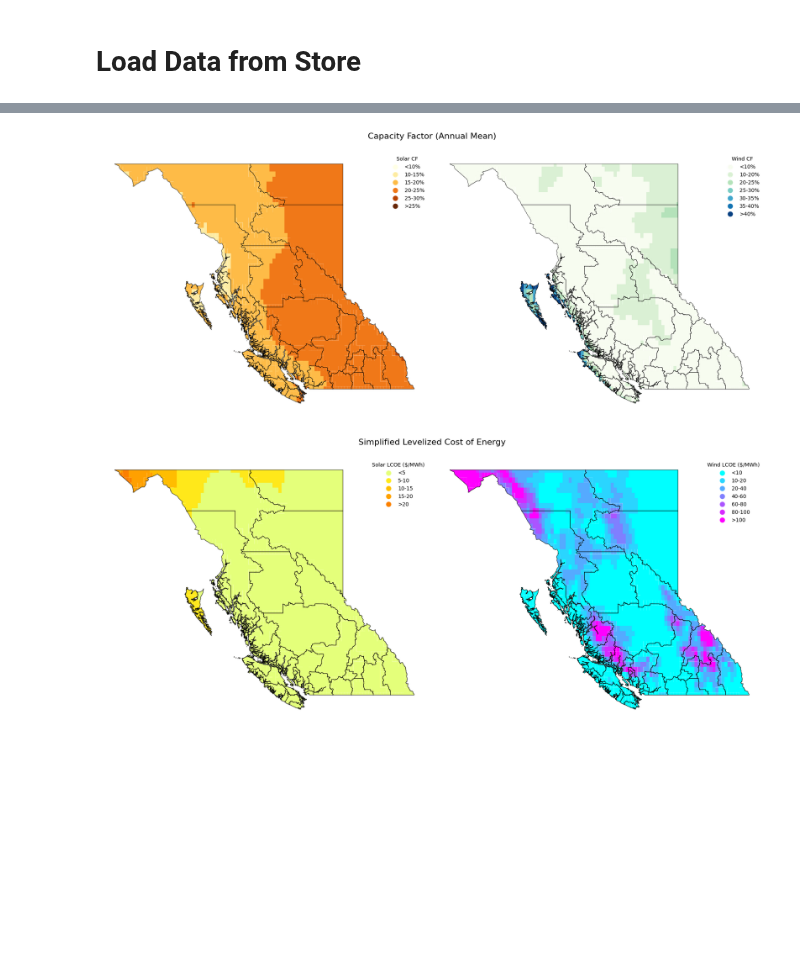
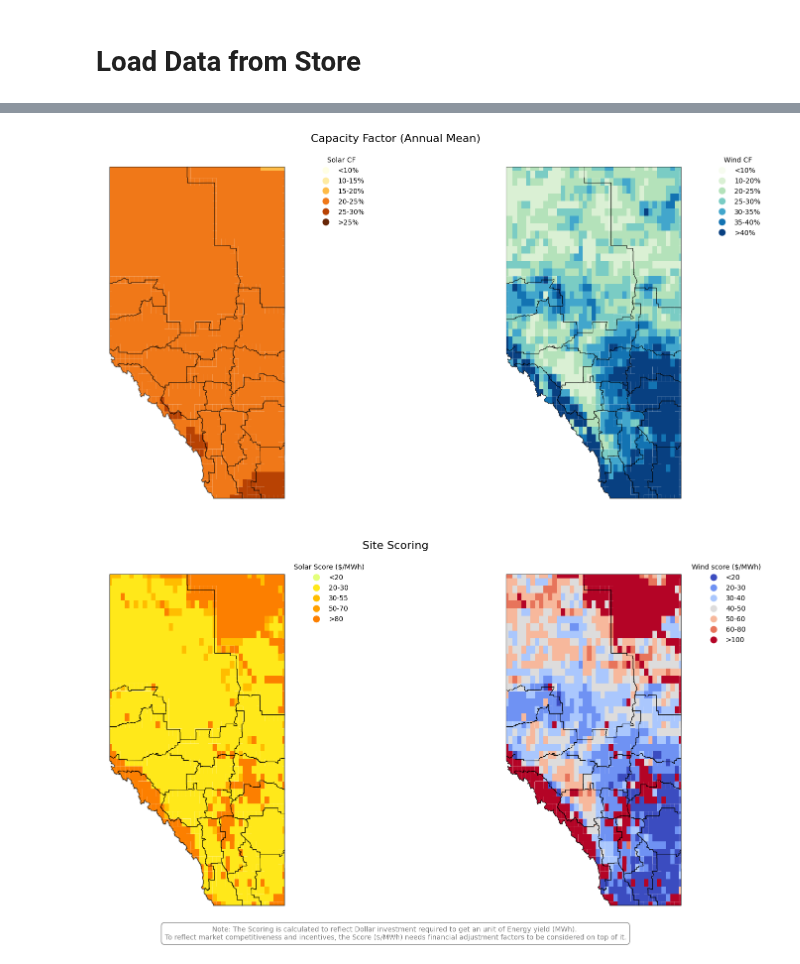
Before and after one commit to DeltaE/RESource, a Jupyter notebook: notebooks/Store_explorer.ipynb, the cells around one changed output, grey strips where cells are left out. Cells and saved outputs as stored; diff of their text form; code cells hidden in the pictures; blank space fills up the shorter version.

```diff
--- a/notebooks/Store_explorer.ipynb
+++ b/notebooks/Store_explorer.ipynb
@@ -4,13 +4,13 @@
 from RES.hdf5_handler import DataHandler
 import RES.visuals as vis
 # %%
-province_code:str='BC' # The tool is designed to work for any province of CANADA.
-scenario=1
-legend_x_ax_offset=1
+province_code:str='AB' # The tool is designed to work for any province of CANADA.
+scenario=1.2
+legend_x_ax_offset=1.4
 # %% [markdown]
 # Define Province Code
 # %%
-store=f"../results/scenario_{scenario}/resources_{province_code}.h5"# f"../data/store/resources_{province_code}.h5"
+store=f"../data/store/resources_{province_code}.h5"# f"../data/store/resources_{province_code}.h5"
 res_data=DataHandler(store) # the DataHandler object could be initiated without the store definition as well.
 # %% [markdown]
 # What's inside the Store ?
@@ -290,7 +284,7 @@ plt.tight_layout()
 # plt.savefig('solar_wind_CF_map.png',dpi=300)
 plt.show()
 # %% [output]
-[figure, old version]
+[figure, new version]
 # %%
 import matplotlib.pyplot as plt
 import geopandas as gpd
@@ -304,12 +298,12 @@ if 'Region' not in boundary.columns:
 boundary['Region_Number'] = range(1, len(boundary) + 1)
 
 # Define custom bins and labels for solar and wind capacity
-solar_bins = [0, 5, 10, 15, 20, float('inf')]  # Custom ranges
-solar_labels = ['<5','5-10', '10-15','15-20','>20']  # Labels for legend
+solar_bins = [20, 30, 50, 70, 80, float('inf')]  # Custom ranges
+solar_labels = ['<20','20-30', '30-55','50-70','>80']  # Labels for legend
 
 # Define custom bins and labels for solar and wind capacity
-wind_bins = [0, 10, 20, 40, 60, 80, 100, float('inf')]  # Custom ranges
-wind_labels = ['<10','10-20', '20-40','40-60','60-80', '80-100', '>100']  # Labels for legend
+wind_bins = [20, 30, 40, 50, 60, 80, 100, float('inf')]  # Custom ranges
+wind_labels = ['<20','20-30', '30-40','40-50','50-60', '60-80', '>100']  # Labels for legend
 
 # Categorize potential_capacity_solar and potential_capacity_wind into bins
 cells['solar_category'] = pd.cut(cells['lcoe_solar'], bins=solar_bins, labels=solar_labels, include_lowest=True)
@@ -317,7 +311,7 @@ cells['wind_category'] = pd.cut(cells['lcoe_wind'], bins=wind_bins, labels=wind_
 
 # Create figure and axes for side-by-side plotting
 fig, (ax1, ax2) = plt.subplots(figsize=(18, 8), ncols=2)
-fig.suptitle("Simplified Levelized Cost of Energy", fontsize=16)
+fig.suptitle("Site Scoring", fontsize=16)
 # Set axis off for both subplots
 ax1.set_axis_off()
 ax2.set_axis_off()
@@ -333,7 +327,7 @@ boundary.geometry = boundary.geometry.translate(xoff=-shadow_offset, yoff=shadow
 
 # Plot solar cells
 cells.plot(column='solar_category', ax=ax1, cmap='Wistia', legend=True,
-           legend_kwds={'title': "Solar LCOE ($/MWh)", 'loc': 'upper right','bbox_to_anchor':(legend_x_ax_offset,1),  'frameon': False})
+           legend_kwds={'title': "Solar Score ($/MWh)", 'loc': 'upper right','bbox_to_anchor':(legend_x_ax_offset,1),  'frameon': False})
 
 # Plot actual boundary for solar map
 boundary.plot(ax=ax1, facecolor='none', edgecolor='black', linewidth=0.7, alpha=0.9)
@@ -349,34 +343,39 @@ for idx, row in boundary.iterrows():
                  bbox=dict(facecolor='white', edgecolor='none', alpha=0.7, boxstyle='round,pad=0.2'))
 """
 # Plot wind map on ax2
 # Add shadow effect for wind map
 boundary.geometry = boundary.geometry.translate(xoff=shadow_offset, yoff=-shadow_offset)
 boundary.plot(ax=ax2, color='None', edgecolor='k', linewidth=0.5, alpha=0.7)  # Shadow layer
 boundary.geometry = boundary.geometry.translate(xoff=-shadow_offset, yoff=shadow_offset)
 
 # Plot wind cells
-cells.plot(column='wind_category', ax=ax2, cmap='cool', legend=True,
-           legend_kwds={'title': "Wind LCOE ($/MWh)", 'bbox_to_anchor':(legend_x_ax_offset,1), 'frameon': False})
+cells.plot(column='wind_category', ax=ax2, cmap='coolwarm', legend=True,
+           legend_kwds={'title': "Wind score ($/MWh)", 'bbox_to_anchor':(legend_x_ax_offset,1), 'frameon': False})
 
 # Plot actual boundary for wind map
 boundary.plot(ax=ax2, facecolor='none', edgecolor='black', linewidth=0.7, alpha=0.9)
 """
 # Annotate region numbers for wind map
 for idx, row in boundary.iterrows():
     centroid = row.geometry.centroid
     ax2.annotate(f"{row['Region_Number']}",
                  xy=(centroid.x, centroid.y),
                  ha='center', va='center',
                  fontsize=8, color='black',
                  bbox=dict(facecolor='white', edgecolor='none', alpha=0.7, boxstyle='round,pad=0.2'))
 """
 # Adjust layout for cleaner appearance
 fig.patch.set_alpha(0)  # Make figure background transparent
+# Add annotation to the figure
+fig.text(0.5, -0.01,
+         "Note: The Scoring is calculated to reflect Dollar investment required to get an unit of Energy yield (MWh). "
+         "\nTo reflect market competitiveness and incentives, the Score ($/MWh) needs financial adjustment factors to be considered on top of it.",
+         ha='center', va='center', fontsize=10, color='gray', bbox=dict(facecolor='None', edgecolor='grey', boxstyle='round,pad=0.5'))
 plt.tight_layout()
 
 # Show the side-by-side plot
 
-plt.savefig('solar_wind_LCOE_map.png',dpi=300)
+plt.savefig('solar_wind_score_map.png',dpi=300)
 plt.show()
 # %% [output]
-[figure, old version]
+[figure, new version]
```
Also changed, not shown: parts of 13 cells of this notebook, 37 other files.
